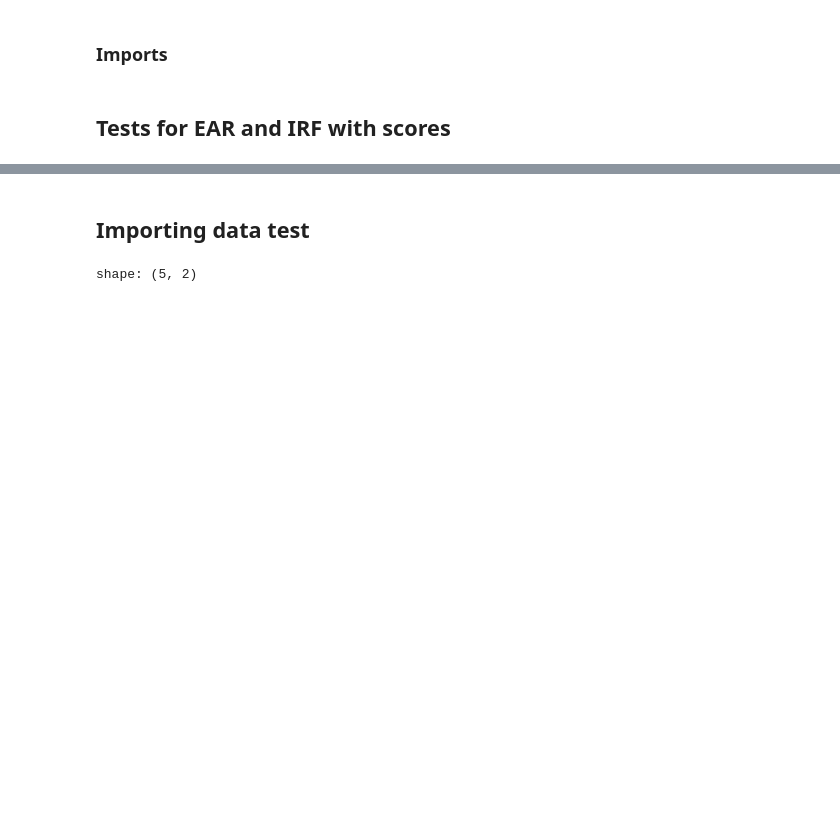
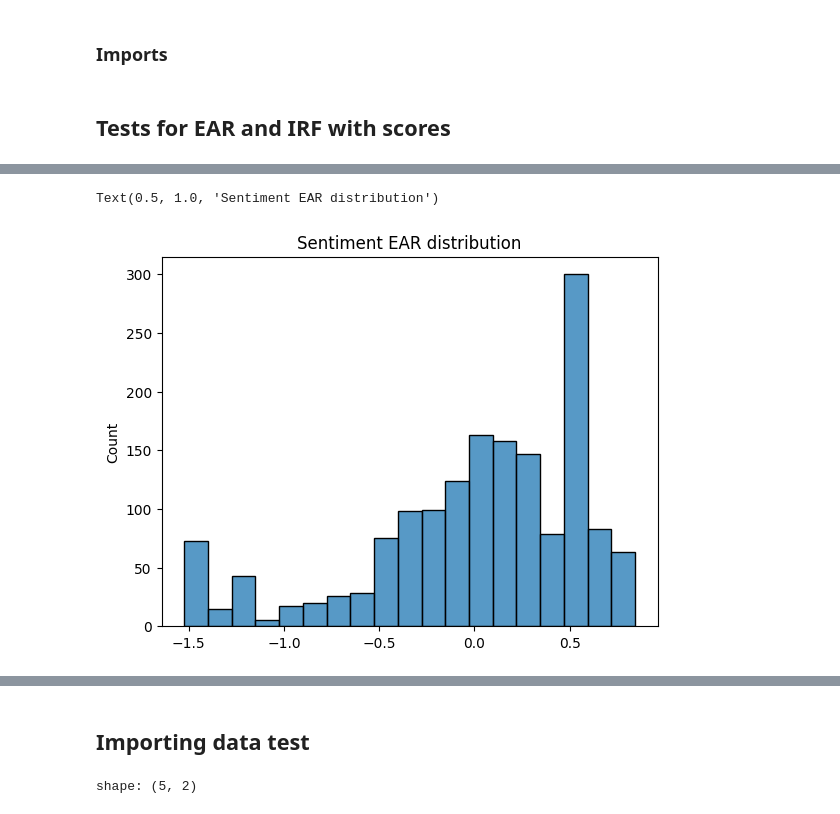
Before and after one commit to faunebl/crypto-sentiment, a Jupyter notebook: sandbox_faune.ipynb, the cells around one changed output, grey strips where cells are left out. Drawn from its saved outputs; the diff is of its cells as text; code cells hidden in the pictures; blank space fills up the shorter version.

```diff
--- a/sandbox_faune.ipynb
+++ b/sandbox_faune.ipynb
@@ -54,0 +74,6 @@ plt.plot(ear)
+# %%
+fig = sns.histplot(scores.select('sentiment_ear').to_series().to_numpy())
+plt.title('Sentiment EAR distribution')
+# %% [output]
+Text(0.5, 1.0, 'Sentiment EAR distribution')
+[figure, added]
```
Also changed, not shown: parts of 30 cells of this notebook, 15 other files.
